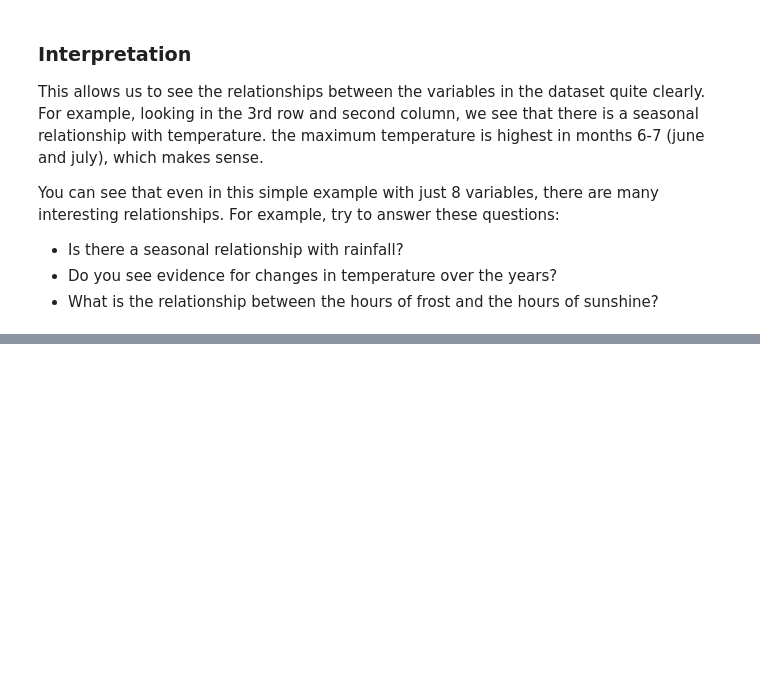
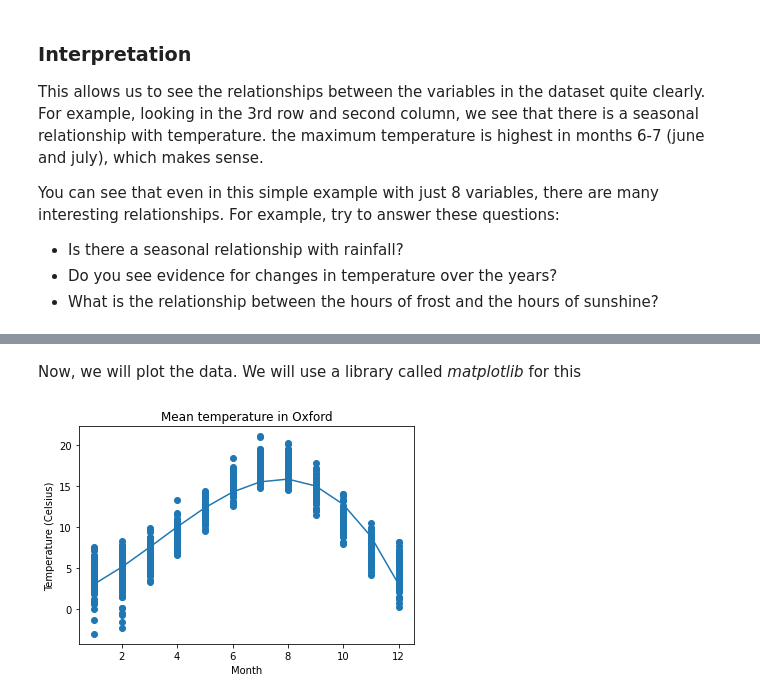
Before and after one commit to predictive-clinical-neuroscience/BigDataCourse, a Jupyter notebook: demos/Pandas_demo.ipynb, the cells around one changed output, grey strips where cells are left out. Drawn from its saved outputs; the diff is of its cells as text; code cells hidden in the pictures; blank space fills up the shorter version.

```diff
--- a/demos/Pandas_demo.ipynb
+++ b/demos/Pandas_demo.ipynb
@@ -100,0 +123,35 @@ You can see that even in this simple example with just 8 variables, there are ma
+# %%
+x = df['month'].to_numpy()
+x = x[:, np.newaxis]
+y = df['meanTemp'].to_numpy()
+
+# create some polynomial features
+polynomial_features = PolynomialFeatures(degree=3)
+xp = polynomial_features.fit_transform(x)
+
+# fit the model
+model = sm.OLS(y, xp).fit()
+# %% [markdown]
+Now, we will plot the data. We will use a library called *matplotlib* for this
+# %%
+import matplotlib.pyplot as plt
+
+# First plot the data points
+plt.scatter(x,y)
+
+# generate some dummy data
+x2 = np.linspace(1,12,12)
+x2 = x2[:, np.newaxis]
+x2p = polynomial_features.fit_transform(x2)
+
+# make predictions for the dummy data points
+ypred = model.predict(x2p)
+
+# plot the predictions
+plt.plot(x2, ypred)
+plt.xlabel('Month')
+plt.ylabel('Temperature (Celsius)')
+plt.title('Mean temperature in Oxford')
+plt.show()
+# %% [output]
+[figure, added]
```
Also changed, not shown: parts of 3 cells of this notebook.
